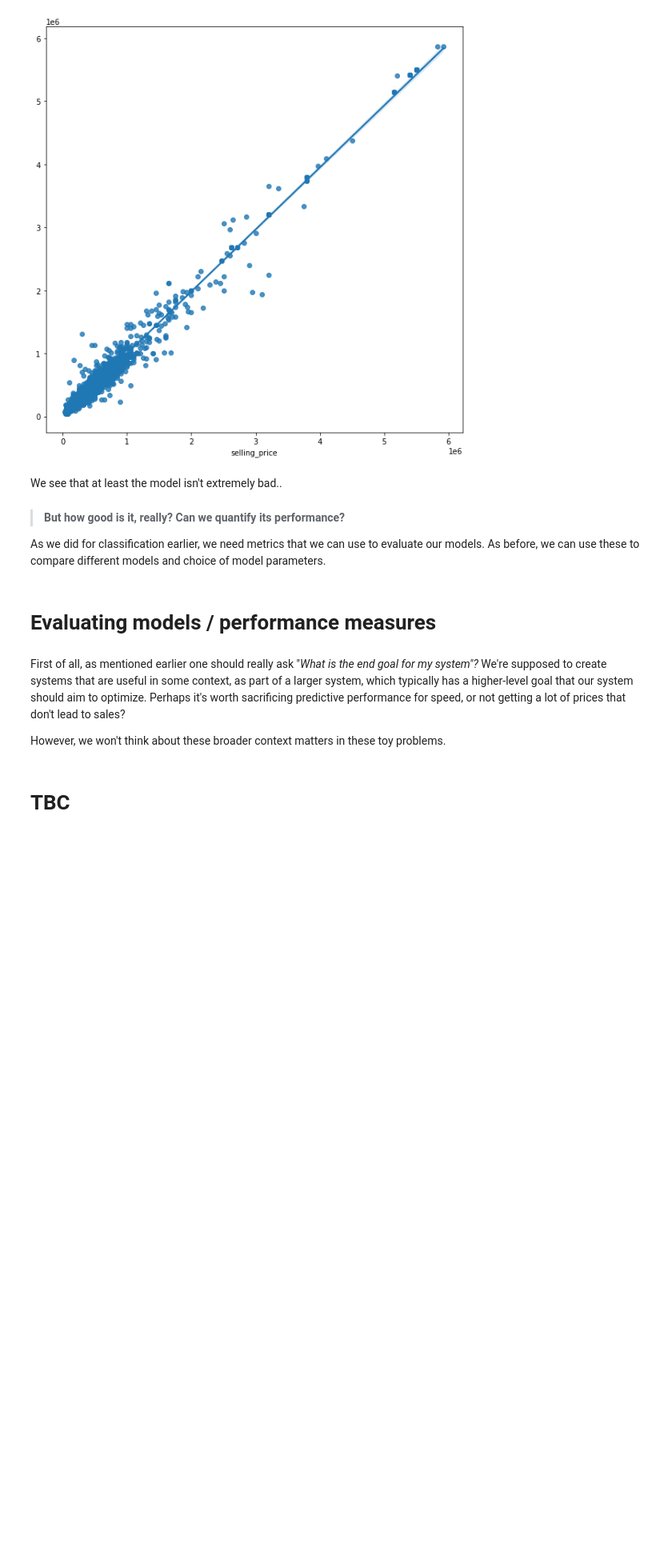
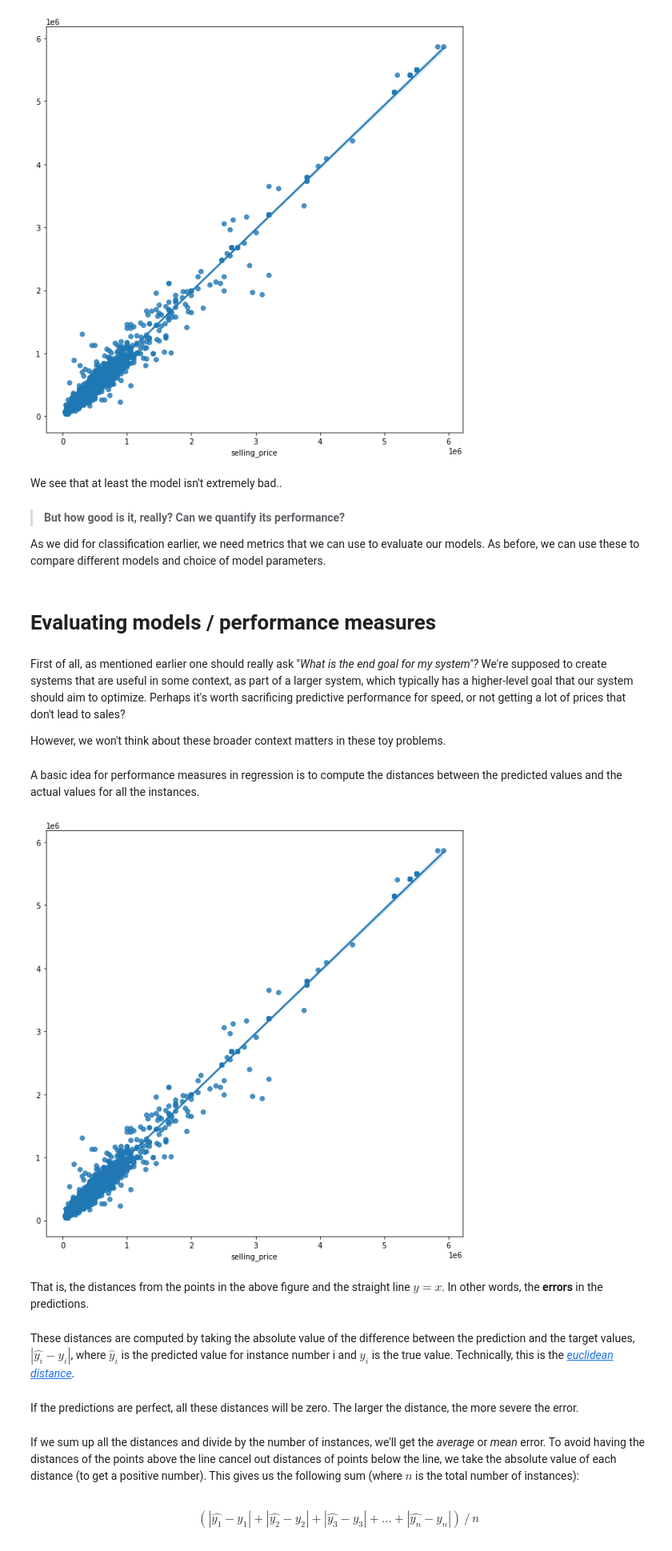
Before and after one commit to acnk72/DAT801-1, a Jupyter notebook: notebooks/3.0-regression-evaluating_regression_models-vehicles.ipynb, the cells around one changed output. Shown at 80% size. Cells and saved outputs as stored; diff of their text form; code cells hidden in the pictures; blank space fills up the shorter version.

```diff
--- a/notebooks/3.0-regression-evaluating_regression_models-vehicles.ipynb
+++ b/notebooks/3.0-regression-evaluating_regression_models-vehicles.ipynb
@@ -526,5 +536,5 @@ from sklearn.impute import SimpleImputer
 # %%
-imp = SimpleImputer()
+imp = SimpleImputer(strategy='mean')
 # %%
 X_train = imp.fit_transform(X_train)
 X_test = imp.transform(X_test)
@@ -605,5 +618,21 @@ As we did for classification earlier, we need metrics that we can use to evaluat
 First of all, as mentioned earlier one should really ask "*What is the end goal for my system"?* We're supposed to create systems that are useful in some context, as part of a larger system, which typically has a higher-level goal that our system should aim to optimize. Perhaps it's worth sacrificing predictive performance for speed, or not getting a lot of prices that don't lead to sales?
 
 However, we won't think about these broader context matters in these toy problems.
-# %% [markdown]
-# TBC
+# %% [markdown]
+A basic idea for performance measures in regression is to compute the distances between the predicted values and the actual values for all the instances.
+# %%
+plt.figure(figsize=(10,10))
+sns.regplot(x=y_test, y=y_pred)
+plt.show()
+# %% [output]
+[figure, added]
+# %% [markdown]
+That is, the distances from the points in the above figure and the straight line $y=x$. In other words, the **errors** in the predictions.
+# %% [markdown]
+These distances are computed by taking the absolute value of the difference between the prediction and the target values, $|\hat{y_i} - y_i|$, where $\hat{y}_i$ is the predicted value for instance number i and $y_i$ is the true value. Technically, this is the [_euclidean distance_](https://en.wikipedia.org/wiki/Euclidean_distance).
+# %% [markdown]
+If the predictions are perfect, all these distances will be zero. The larger the distance, the more severe the error.
+# %% [markdown]
+If we sum up all the distances and divide by the number of instances, we'll get the _average_ or _mean_ error. To avoid having the distances of the points above the line cancel out distances of points below the line, we take the absolute value of each distance (to get a positive number). This gives us the following sum (where $n$ is the total number of instances):
+# %% [markdown]
+$$(|\hat{y_1} - y_1| + |\hat{y_2} - y_2| + |\hat{y_3} - y_3| + ... + |\hat{y_n} - y_n|)\, / \, n$$
```
Also changed, not shown: parts of 39 cells of this notebook, 4 other files.
